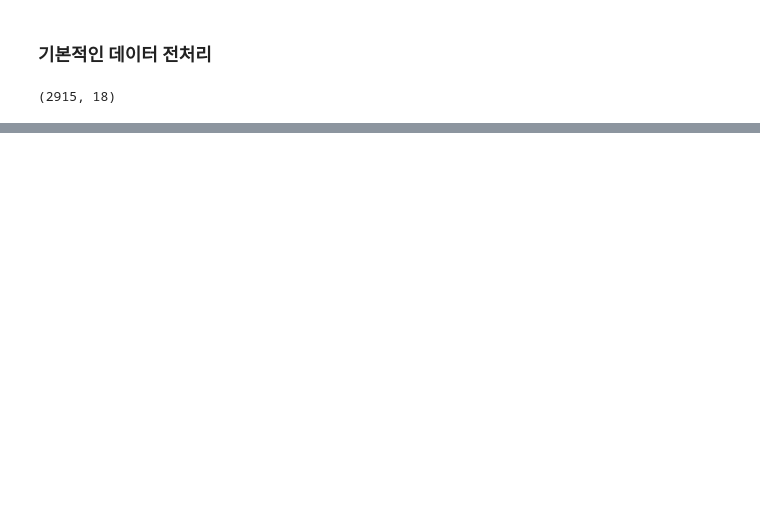
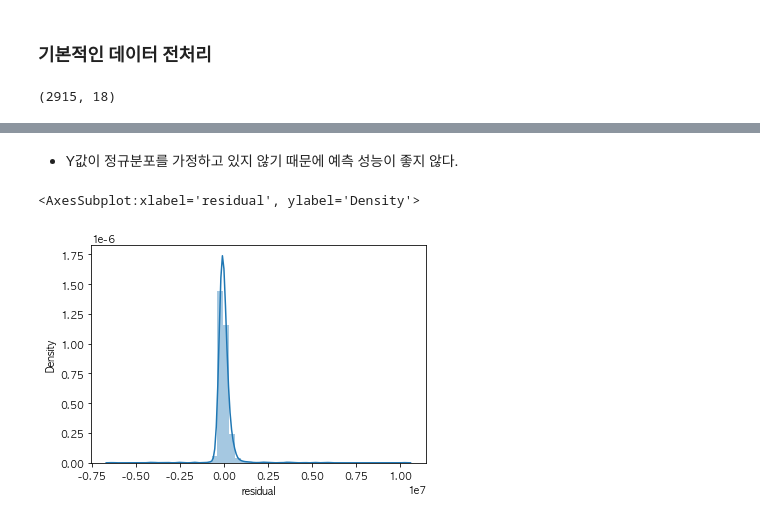
Before and after one commit to young-hun-jo/DataAnalysis, a Jupyter notebook: woochuri/modeling.ipynb, the cells around one changed output, grey strips where cells are left out. Saved outputs shown, nothing was run; the diff lists cells and outputs as text; code cells hidden in the pictures; blank space fills up the shorter version.

```diff
--- a/woochuri/modeling.ipynb
+++ b/woochuri/modeling.ipynb
@@ -648,0 +629,10 @@ for i, g in enumerate(grouped.groups):
+# %% [markdown]
+- Y값이 정규분포를 가정하고 있지 않기 때문에 예측 성능이 좋지 않다.
+# %%
+# 잔차 검정은 Train 데이터에 대한 잔차로 검정하자
+# 잔차 정규성도 확인
+train['residual'] = train['target'] - train['y_pred']
+sns.distplot(train['residual'])
+# %% [output]
+<AxesSubplot:xlabel='residual', ylabel='Density'>
+[figure, added]
```
Also changed, not shown: parts of 65 cells of this notebook.
